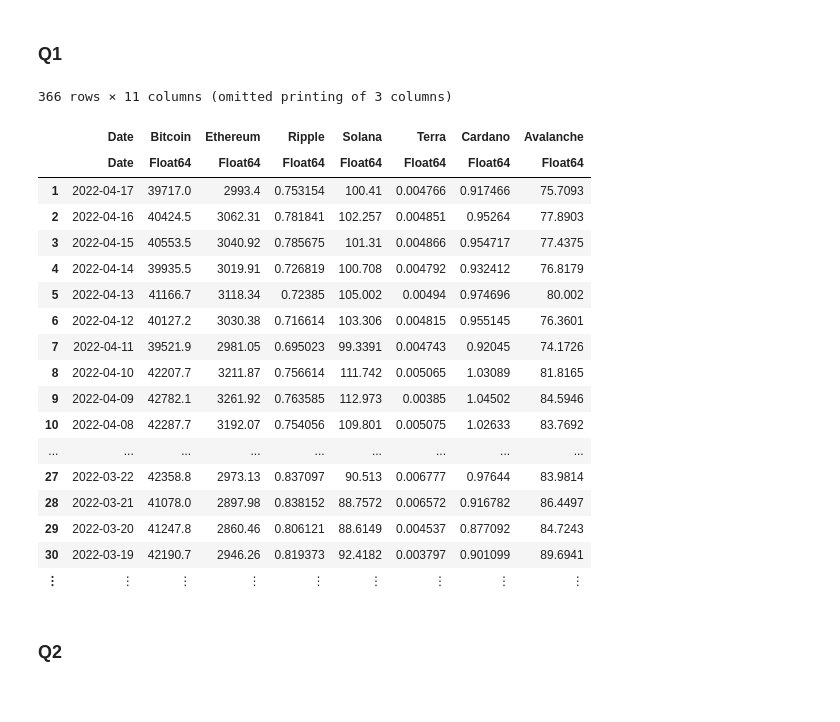
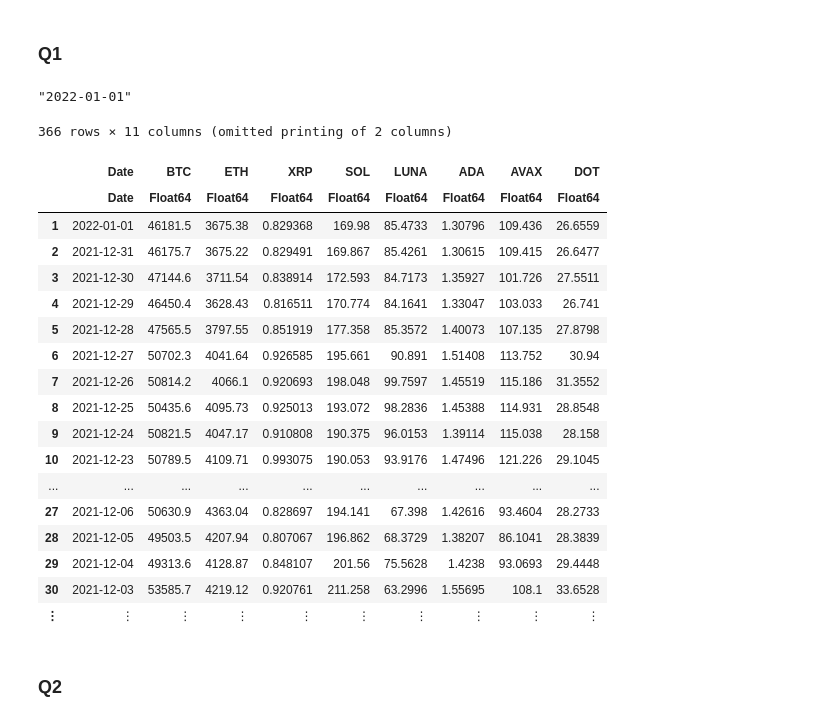
Before and after one commit to narges8k/Data-Science-and-HPC, a Jupyter notebook: Exercises/Project2/Project2.ipynb, the cells around one changed output. Saved outputs shown, nothing was run; the diff lists cells and outputs as text; code cells hidden in the pictures.

Commit message:
FINALLY THE RIGHT DATA

```diff
--- a/Exercises/Project2/Project2.ipynb
+++ b/Exercises/Project2/Project2.ipynb
@@ -89,2 +105,8 @@ end
 # %% [markdown]
 ### Q1
+# %%
+coin_symbols = ["BTC", "ETH", "XRP", "SOL", "LUNA", "ADA", "AVAX", "DOT", "DOGE", "MATIC" ]
+start_date = "2021-01-01"
+end_date = "2022-01-01"
+# %% [output]
+"2022-01-01"
@@ -91,35 +126,35 @@ end
 # %%
-df = DataFrame("Date" => reverse!(vec(convert(Array, select!(CSV.read("BTC-USD.csv", DataFrame), "Date")))),
-     "Bitcoin" => reverse!(vec(convert(Array, select!(CSV.read("BTC-USD.csv", DataFrame), "Close")))),
-     "Ethereum"=> reverse!(vec(convert(Array, select!(CSV.read("ETH-USD.csv", DataFrame), "Close")))),
-     "Ripple"=> reverse!(vec(convert(Array, select!(CSV.read("XRP-USD.csv", DataFrame), "Close")))),
-     "Solana"=> reverse!(vec(convert(Array, select!(CSV.read("SOL-USD.csv", DataFrame), "Close")))),
-     "Terra"=> reverse!(vec(convert(Array, select!(CSV.read("LUNA-USD.csv", DataFrame), "Close")))),
-     "Cardano"=> reverse!(vec(convert(Array, select!(CSV.read("ADA-USD.csv", DataFrame), "Close")))),
-     "Avalanche"=> reverse!(vec(convert(Array, select!(CSV.read("AVAX-USD.csv", DataFrame), "Close")))),
-     "Polkadot"=> reverse!(vec(convert(Array, select!(CSV.read("DOT-USD.csv", DataFrame), "Close")))),
-     "Dogecoin"=> reverse!(vec(convert(Array, select!(CSV.read("DOGE-USD.csv", DataFrame), "Close")))),
-     "Polygon"=> reverse!(vec(convert(Array, select!(CSV.read("MATIC-USD.csv", DataFrame), "Close")))))
+df = DataFrame("Date" => reverse!(collect(Date(2021,01,01):Day(1):Date(2022,01,01))),
+     "BTC" => reverse!(vec(convert(Array, select!(CSV.read("BTC.csv", DataFrame), "rate_close")))),
+     "ETH"=> reverse!(vec(convert(Array, select!(CSV.read("ETH.csv", DataFrame), "rate_close")))),
+     "XRP"=> reverse!(vec(convert(Array, select!(CSV.read("XRP.csv", DataFrame), "rate_close")))),
+     "SOL"=> reverse!(vec(convert(Array, select!(CSV.read("SOL.csv", DataFrame), "rate_close")))),
+     "LUNA"=> reverse!(vec(convert(Array, select!(CSV.read("LUNA.csv", DataFrame), "rate_close")))),
+     "ADA"=> reverse!(vec(convert(Array, select!(CSV.read("ADA.csv", DataFrame), "rate_close")))),
+     "AVAX"=> reverse!(vec(convert(Array, select!(CSV.read("AVAX.csv", DataFrame), "rate_close")))),
+     "DOT"=> reverse!(vec(convert(Array, select!(CSV.read("DOT.csv", DataFrame), "rate_close")))),
+     "DOGE"=> reverse!(vec(convert(Array, select!(CSV.read("DOGE.csv", DataFrame), "rate_close")))),
+     "MATIC"=> reverse!(vec(convert(Array, select!(CSV.read("MATIC.csv", DataFrame), "rate_close")))))
 
 #preprocessing data
 # %% [output]
-366 rows × 11 columns (omitted printing of 3 columns)
+366 rows × 11 columns (omitted printing of 2 columns)
-|  | Date | Bitcoin | Ethereum | Ripple | Solana | Terra | Cardano | Avalanche |
-|  | Date | Float64 | Float64 | Float64 | Float64 | Float64 | Float64 | Float64 |
-| 1 | 2022-04-17 | 39717.0 | 2993.4 | 0.753154 | 100.41 | 0.004766 | 0.917466 | 75.7093 |
-| 2 | 2022-04-16 | 40424.5 | 3062.31 | 0.781841 | 102.257 | 0.004851 | 0.95264 | 77.8903 |
-| 3 | 2022-04-15 | 40553.5 | 3040.92 | 0.785675 | 101.31 | 0.004866 | 0.954717 | 77.4375 |
-| 4 | 2022-04-14 | 39935.5 | 3019.91 | 0.726819 | 100.708 | 0.004792 | 0.932412 | 76.8179 |
-| 5 | 2022-04-13 | 41166.7 | 3118.34 | 0.72385 | 105.002 | 0.00494 | 0.974696 | 80.002 |
-| 6 | 2022-04-12 | 40127.2 | 3030.38 | 0.716614 | 103.306 | 0.004815 | 0.955145 | 76.3601 |
-| 7 | 2022-04-11 | 39521.9 | 2981.05 | 0.695023 | 99.3391 | 0.004743 | 0.92045 | 74.1726 |
-| 8 | 2022-04-10 | 42207.7 | 3211.87 | 0.756614 | 111.742 | 0.005065 | 1.03089 | 81.8165 |
-| 9 | 2022-04-09 | 42782.1 | 3261.92 | 0.763585 | 112.973 | 0.00385 | 1.04502 | 84.5946 |
-| 10 | 2022-04-08 | 42287.7 | 3192.07 | 0.754056 | 109.801 | 0.005075 | 1.02633 | 83.7692 |
-| ... | ... | ... | ... | ... | ... | ... | ... | ... |
-| 27 | 2022-03-22 | 42358.8 | 2973.13 | 0.837097 | 90.513 | 0.006777 | 0.97644 | 83.9814 |
-| 28 | 2022-03-21 | 41078.0 | 2897.98 | 0.838152 | 88.7572 | 0.006572 | 0.916782 | 86.4497 |
-| 29 | 2022-03-20 | 41247.8 | 2860.46 | 0.806121 | 88.6149 | 0.004537 | 0.877092 | 84.7243 |
-| 30 | 2022-03-19 | 42190.7 | 2946.26 | 0.819373 | 92.4182 | 0.003797 | 0.901099 | 89.6941 |
-| ⋮ | ⋮ | ⋮ | ⋮ | ⋮ | ⋮ | ⋮ | ⋮ | ⋮ |
+|  | Date | BTC | ETH | XRP | SOL | LUNA | ADA | AVAX | DOT |
+|  | Date | Float64 | Float64 | Float64 | Float64 | Float64 | Float64 | Float64 | Float64 |
+| 1 | 2022-01-01 | 46181.5 | 3675.38 | 0.829368 | 169.98 | 85.4733 | 1.30796 | 109.436 | 26.6559 |
+| 2 | 2021-12-31 | 46175.7 | 3675.22 | 0.829491 | 169.867 | 85.4261 | 1.30615 | 109.415 | 26.6477 |
+| 3 | 2021-12-30 | 47144.6 | 3711.54 | 0.838914 | 172.593 | 84.7173 | 1.35927 | 101.726 | 27.5511 |
+| 4 | 2021-12-29 | 46450.4 | 3628.43 | 0.816511 | 170.774 | 84.1641 | 1.33047 | 103.033 | 26.741 |
+| 5 | 2021-12-28 | 47565.5 | 3797.55 | 0.851919 | 177.358 | 85.3572 | 1.40073 | 107.135 | 27.8798 |
+| 6 | 2021-12-27 | 50702.3 | 4041.64 | 0.926585 | 195.661 | 90.891 | 1.51408 | 113.752 | 30.94 |
+| 7 | 2021-12-26 | 50814.2 | 4066.1 | 0.920693 | 198.048 | 99.7597 | 1.45519 | 115.186 | 31.3552 |
+| 8 | 2021-12-25 | 50435.6 | 4095.73 | 0.925013 | 193.072 | 98.2836 | 1.45388 | 114.931 | 28.8548 |
+| 9 | 2021-12-24 | 50821.5 | 4047.17 | 0.910808 | 190.375 | 96.0153 | 1.39114 | 115.038 | 28.158 |
+| 10 | 2021-12-23 | 50789.5 | 4109.71 | 0.993075 | 190.053 | 93.9176 | 1.47496 | 121.226 | 29.1045 |
+| ... | ... | ... | ... | ... | ... | ... | ... | ... | ... |
+| 27 | 2021-12-06 | 50630.9 | 4363.04 | 0.828697 | 194.141 | 67.398 | 1.42616 | 93.4604 | 28.2733 |
+| 28 | 2021-12-05 | 49503.5 | 4207.94 | 0.807067 | 196.862 | 68.3729 | 1.38207 | 86.1041 | 28.3839 |
+| 29 | 2021-12-04 | 49313.6 | 4128.87 | 0.848107 | 201.56 | 75.5628 | 1.4238 | 93.0693 | 29.4448 |
+| 30 | 2021-12-03 | 53585.7 | 4219.12 | 0.920761 | 211.258 | 63.2996 | 1.55695 | 108.1 | 33.6528 |
+| ⋮ | ⋮ | ⋮ | ⋮ | ⋮ | ⋮ | ⋮ | ⋮ | ⋮ | ⋮ |
 # %%
```
Also changed, not shown: parts of 7 cells of this notebook, 20 other files.
